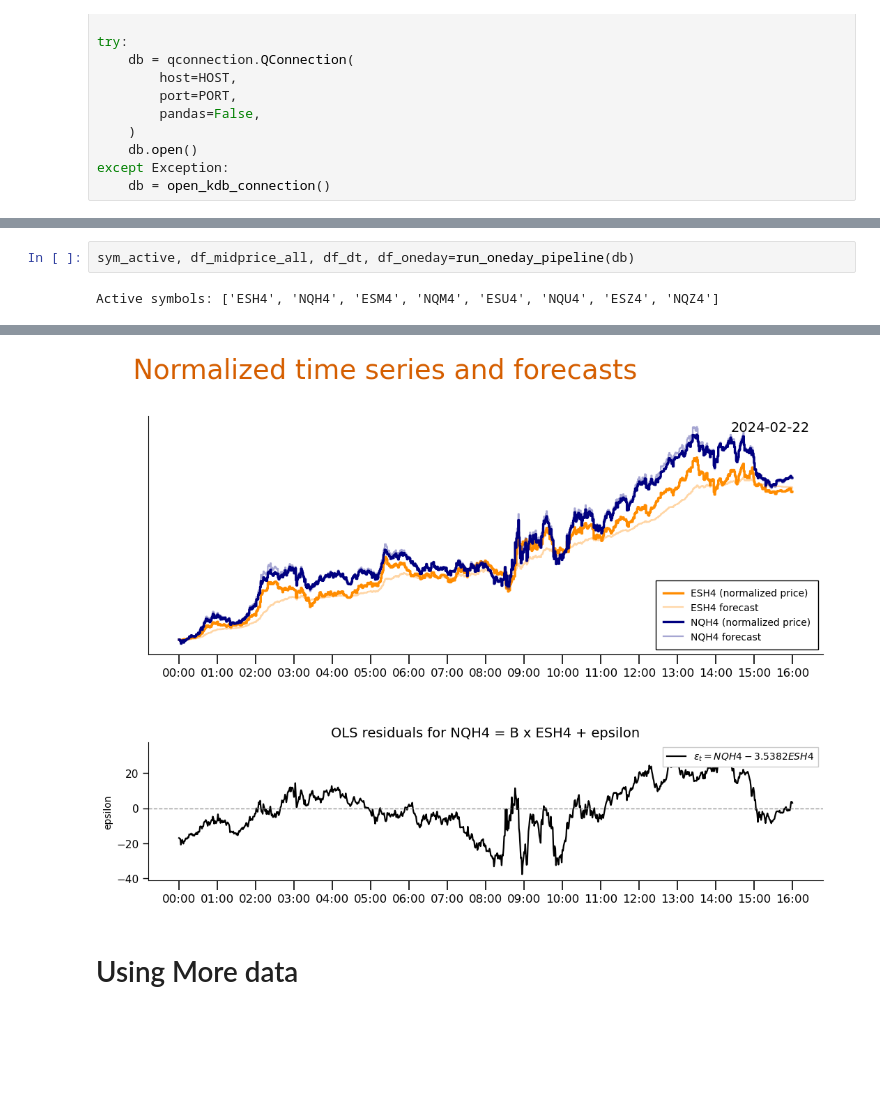
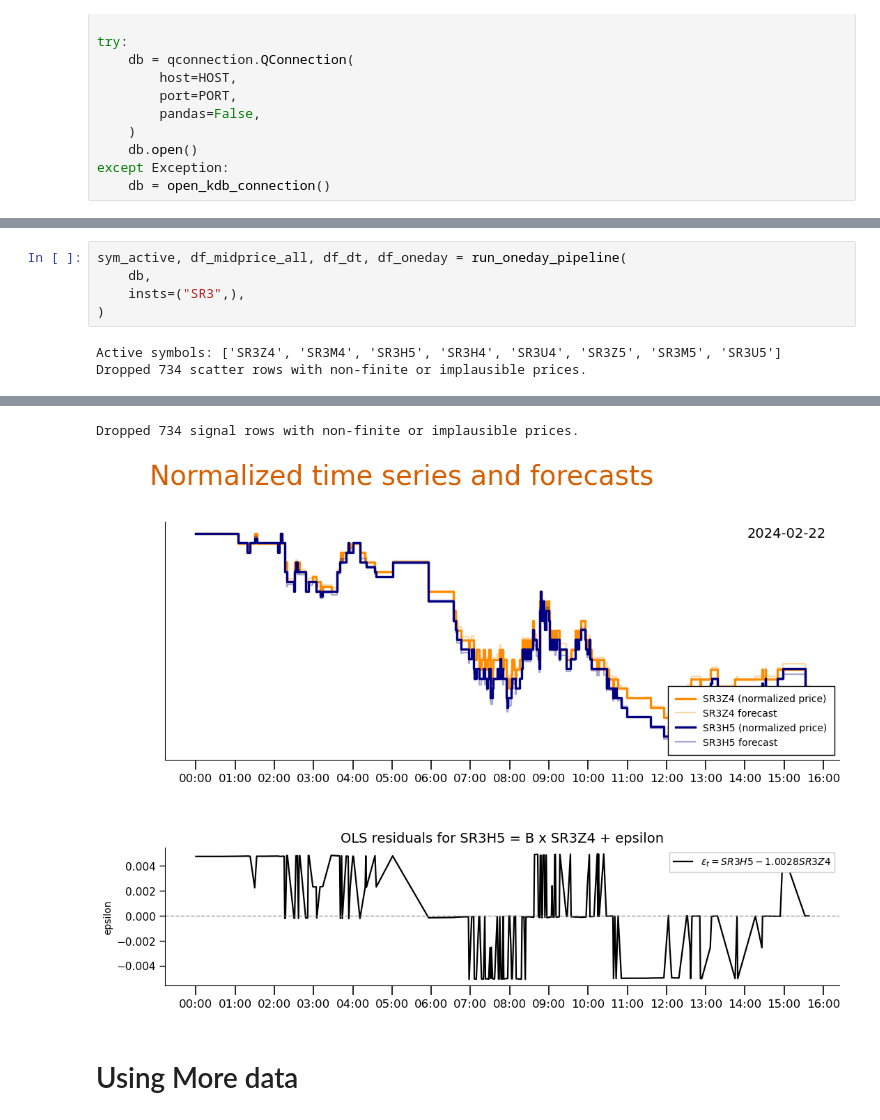
Before and after one commit to Cerinayao/RLHFT, a Jupyter notebook: notebooks/exploration.ipynb, the cells around one changed output, grey strips where cells are left out. Saved outputs shown, nothing was run; the diff lists cells and outputs as text; blank space fills up the shorter version.

```diff
--- a/notebooks/exploration.ipynb
+++ b/notebooks/exploration.ipynb
@@ -476,6 +502,10 @@ def run_oneday_pipeline(
 
     return sym_active, df_midprice_all, df_dt, df_oneday
 # %%
-sym_active, df_midprice_all, df_dt, df_oneday=run_oneday_pipeline(db)
+sym_active, df_midprice_all, df_dt, df_oneday = run_oneday_pipeline(
+    db,
+    insts=("SR3",),
+)
 # %% [output]
-Active symbols: ['ESH4', 'NQH4', 'ESM4', 'NQM4', 'ESU4', 'NQU4', 'ESZ4', 'NQZ4']
+Active symbols: ['SR3Z4', 'SR3M4', 'SR3H5', 'SR3H4', 'SR3U4', 'SR3Z5', 'SR3M5', 'SR3U5']
+Dropped 734 scatter rows with non-finite or implausible prices.
@@ -483,4 +513,5 @@ Active symbols: ['ESH4', 'NQH4', 'ESM4', 'NQM4', 'ESU4', 'NQU4', 'ESZ4', 'NQZ4']
+Dropped 734 signal rows with non-finite or implausible prices.
-[figure, old version]
+[figure, new version]
 # %% [markdown]
 # Using More data
 # %%
```
Also changed, not shown: parts of 18 cells of this notebook, 18 other files.
